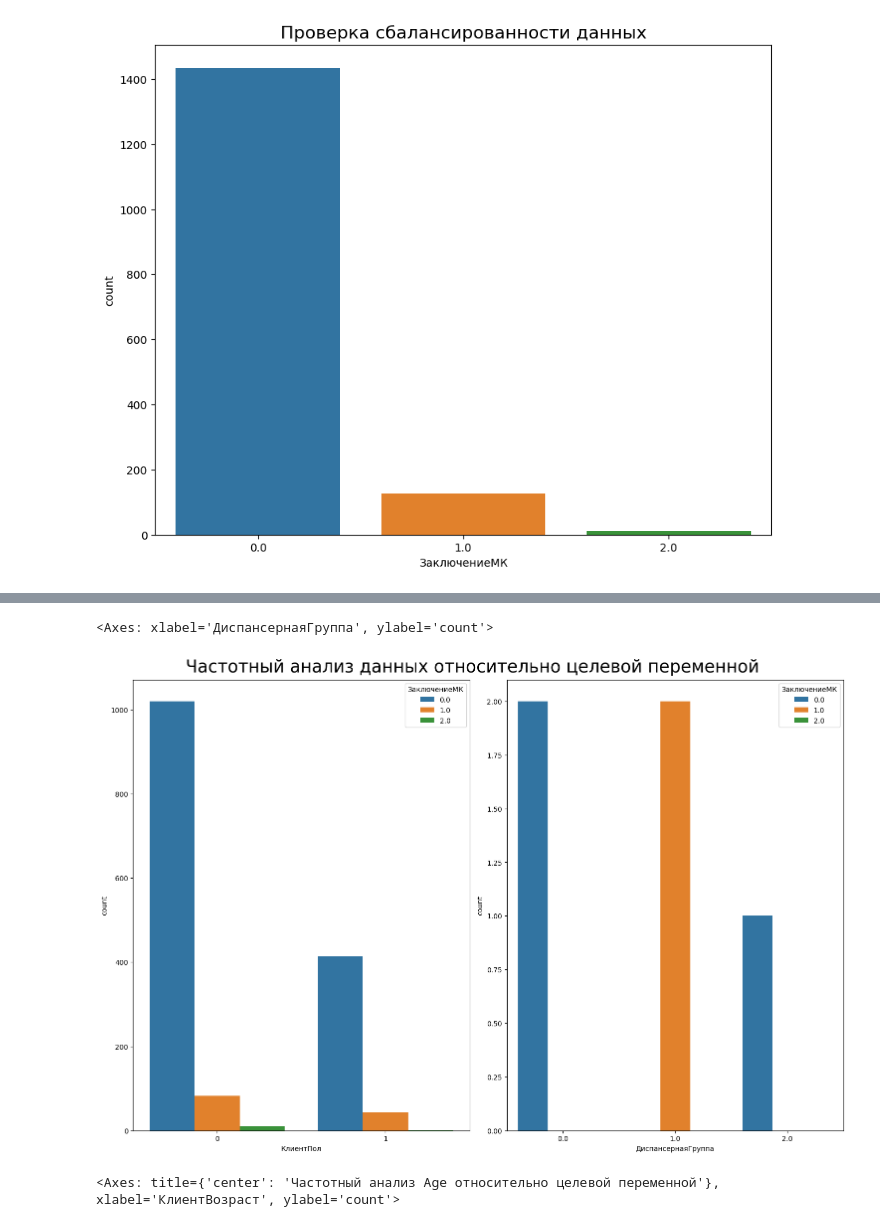
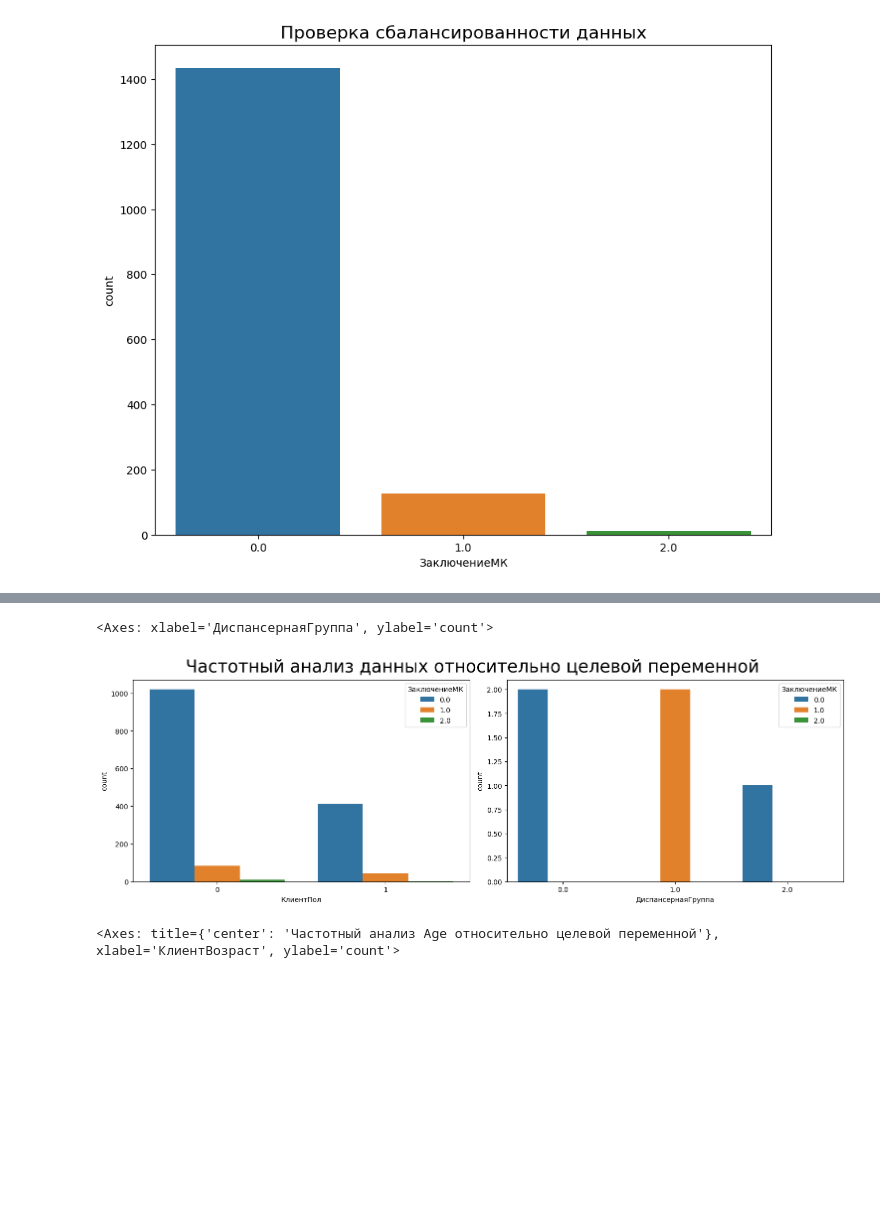
Before and after one commit to Untick/InspectrumClinic_RecSys, a Jupyter notebook: Paul Himyak/work_with_dataset.ipynb, the cells around one changed output, grey strips where cells are left out. Saved outputs shown, nothing was run; the diff lists cells and outputs as text; code cells hidden in the pictures; blank space fills up the shorter version.

```diff
--- a/Paul Himyak/work_with_dataset.ipynb
+++ b/Paul Himyak/work_with_dataset.ipynb
@@ -206,16 +206,16 @@ sns.countplot(x= FIELD_CLIENT_AGE, data=df_new, ax = ax[0,2])
 # %%
 # Задаем параметры полотна
-fig, ax = plt.subplots(1,2, sharex=False, sharey=False,figsize=(15,10), constrained_layout=True)
+fig, ax = plt.subplots(1,2, sharex=False, sharey=False,figsize=(15,5), constrained_layout=True)
 
 # Добавляем название графика
 fig.suptitle('Частотный анализ данных относительно целевой переменной', fontsize=25)
 
 # Отрисовываем графики по каждому параметру
 sns.countplot(x= FIELD_CLIENT_GENDER, hue= FIELD_CONCLUSION,data=df_new, ax=ax[0])
 sns.countplot(x= FIELD_DISPANSARY_GROUP, hue= FIELD_CONCLUSION ,data=df_new, ax = ax[1])
 # %% [output]
 <Axes: xlabel='ДиспансернаяГруппа', ylabel='count'>
-[figure, old version]
+[figure, new version]
 # %%
 # Задаем размер полотна
 plt.figure(figsize=(40,10))
```
Also changed, not shown: parts of 9 cells of this notebook.
